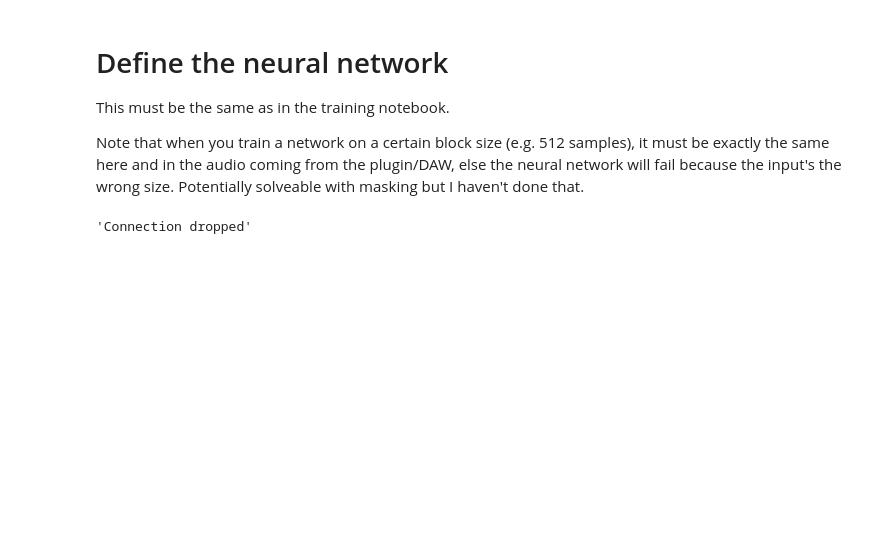
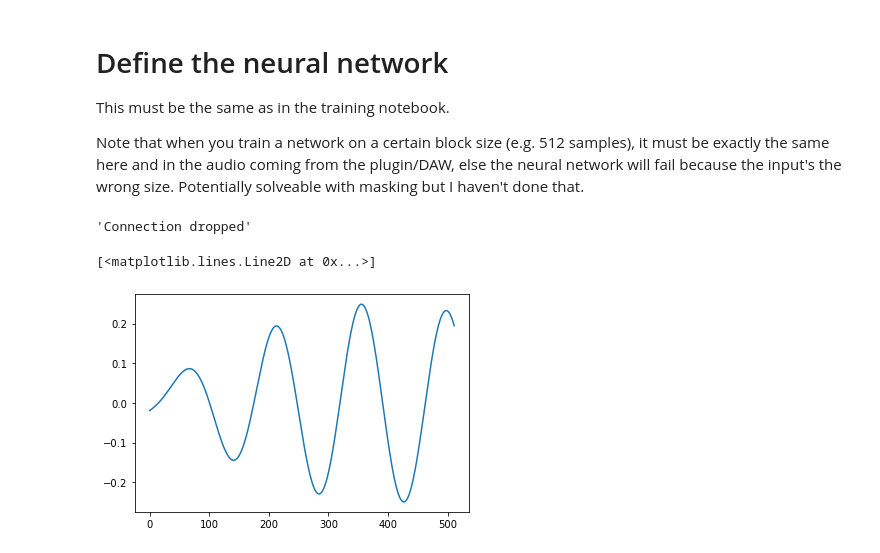
Before and after one commit to tomgrek/pyphonic, a Jupyter notebook: examples/Player.ipynb, the cells around one changed output. Saved outputs shown, nothing was run; the diff lists cells and outputs as text; code cells hidden in the pictures; blank space fills up the shorter version.

```diff
--- a/examples/Player.ipynb
+++ b/examples/Player.ipynb
@@ -102,22 +173,33 @@ class Net (torch.nn.Module):
 # %%
 class MyCallbackDeepLearning:
-    def __init__(self, bpm=120.0, chunk=512):
+    def __init__(self, bpm=120.0, chunk=512, num_prev_states=120):
         self.bpm = bpm
         self.chunk = chunk
-        self.net = Net(num_prev_states=100) # This was set in the training notebook
-        self.net.load_state_dict(torch.load("overdrive_reverb_net_1024_mono.bin"))
+        self.num_prev_states = num_prev_states
+        self.net = Net(8, 6, 2, 2, num_prev_states=self.num_prev_states) # This was set in the training notebook
+        self.net.load_state_dict(torch.load("wavenet_4.bin"))
         self.net.cuda()
         self.net.eval()
-        self.net.init_hidden(2) # batch size 2 because incoming audio is stereo
-        self.noise = self.net(torch.zeros((2, chunk, 1), device='cuda')).detach()
+        self.net.init_hidden(1) # batch size 2 because incoming audio is stereo
+        self.history = torch.zeros((1, self.num_prev_states, self.chunk), device='cuda')
+
         # What you don't capture (because of the way it's trained) is any interplay between the two stereo channels.
     def __call__(self, audio_data, midi_data, bpm=128, chunk_size=512):
         audio_data = torch.tensor(audio_data, dtype=torch.float32, requires_grad=False, device='cuda')
-        audio_data = audio_data.view(2, -1, 1)[0].repeat((2, 1, 1))
+
+        audio_data = audio_data[0].view((1, 1, 512))
+        self.history = torch.cat((self.history[:, 1:, :], audio_data), dim=1)
+        x = self.history
+
         with torch.no_grad():
-            reply = self.net(audio_data)
-        reply = reply - self.noise
-        reply = reply.view(2, -1)
+            reply = self.net(x)
+
+        reply = reply[0].repeat((2, 1))
+
+        if audio_data.sum() > 1:
+            self.one = audio_data
+            self.two = reply
+
         torch.clamp_(reply, -1, 1)
         reply = reply.cpu().numpy()
         return reply, midi_data
@@ -131,0 +216,5 @@ p.go() # At this point, sound is coming out :)
+# %%
+plt.plot(p.callback.one.view(-1).cpu().numpy())
+# %% [output]
+[<matplotlib.lines.Line2D at 0x...>]
+[figure, added]
```
Also changed, not shown: parts of 4 cells of this notebook, 1 other file.
